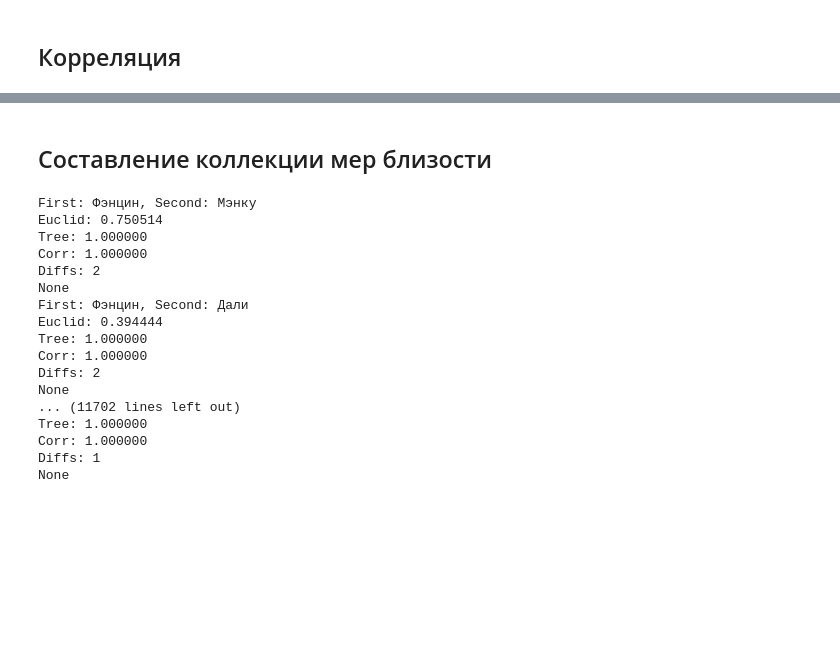
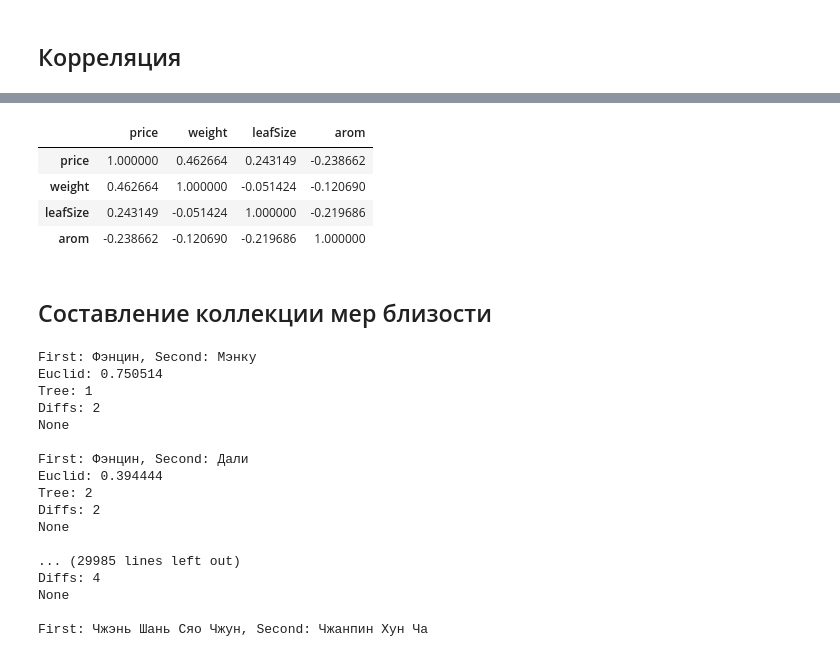
Before and after one commit to priest9494/tea-recommended-system, a Jupyter notebook: lr1.ipynb, the cells around one changed output, grey strips where cells are left out. Drawn from its saved outputs; the diff is of its cells as text; code cells hidden in the pictures; blank space fills up the shorter version.

Commit message:
Add correlation and tree prox measure

```diff
--- a/lr1.ipynb
+++ b/lr1.ipynb
@@ -303,0 +309,34 @@ def corr(vec1, vec2):
+# %%
+name = "tea"
+price = 0
+weight = 0
+leafSize = 0
+arom = 0
+ferment = "black"
+leafForm = "pressed"
+
+prices = []
+weights = []
+leafSizes = []
+aroms = []
+ferments = []
+leafForms = []
+
+for i in range(1, len(teaArr)):
+    prices.append(teaArr[i].props.price)
+    weights.append(teaArr[i].props.weight)
+    leafSizes.append(teaArr[i].props.leafSize)
+    aroms.append(teaArr[i].props.arom)
+    ferments.append(teaArr[i].props.ferment)
+    leafForms.append(teaArr[i].props.leafForm)
+
+cars = {'price': prices,
+        'weight': weights,
+        'leafSize': leafSizes,
+        'arom': aroms,
+        'ferment': ferments,
+        'leafForm': leafForms
+        }
+
+df = pd.DataFrame(cars, columns = ['price', 'weight', 'leafSize', 'arom', 'ferment', 'leafForm'])
+print(df)
@@ -304,3 +358,11 @@ def corr(vec1, vec2):
+# %%
+df.corr()
+# %% [output]
+|  | price | weight | leafSize | arom |
+| price | 1.000000 | 0.462664 | 0.243149 | -0.238662 |
+| weight | 0.462664 | 1.000000 | -0.051424 | -0.120690 |
+| leafSize | 0.243149 | -0.051424 | 1.000000 | -0.219686 |
+| arom | -0.238662 | -0.120690 | -0.219686 | 1.000000 |
 # %% [markdown]
 ## Составление коллекции мер близости
 # %%
@@ -317,33 +379,32 @@ for i in range(len(teaArr) - 2):
     for j in range(i + 1, len(teaArr) - 1):
         eucl = euclid(teaArr[i].props, teaArr[j].props)
         diffsAtAll = diffs(teaArr[i].props, teaArr[j].props)
-        correlation = corr(teaArr[i].props, teaArr[j].props)
         treeProx = prox(teaArr[i], teaArr[j])
 
         pair = Pairs(teaArr[i], teaArr[j])
-        proximity = Proximity(eucl, treeProx, correlation, diffsAtAll)
+        proximity = Proximity(eucl, treeProx, diffsAtAll)
         dictObj[pair] = proximity
 
 proxMeasures = dict(dictObj)
 
 for key, value in proxMeasures.items():
-    print("First: %s, Second: %s" % (key.first.props.name, key.second.props.name))
+    print("\nFirst: %s, Second: %s" % (key.first.props.name, key.second.props.name))
     print(value.getLine())
 # %% [output]
 First: Фэнцин, Second: Мэнку
 Euclid: 0.750514
-Tree: 1.000000
-Corr: 1.000000
+Tree: 1
 Diffs: 2
 None
+
 First: Фэнцин, Second: Дали
 Euclid: 0.394444
-Tree: 1.000000
-Corr: 1.000000
+Tree: 2
 Diffs: 2
 None
-... (11702 lines left out)
-Tree: 1.000000
-Corr: 1.000000
-Diffs: 1
+
+... (29985 lines left out)
+Diffs: 4
 None
+
+First: Чжэнь Шань Сяо Чжун, Second: Чжанпин Хун Ча
```
Also changed, not shown: parts of 9 cells of this notebook, 1 other file.
